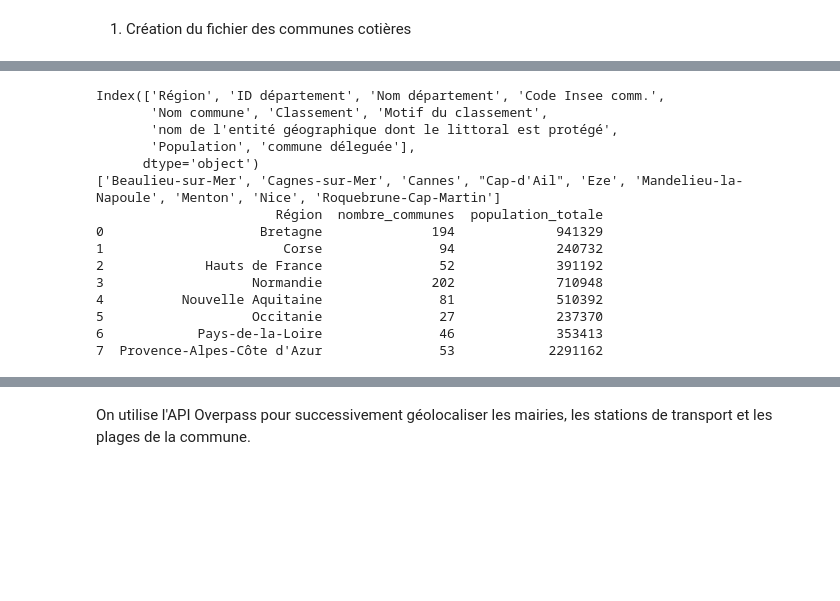
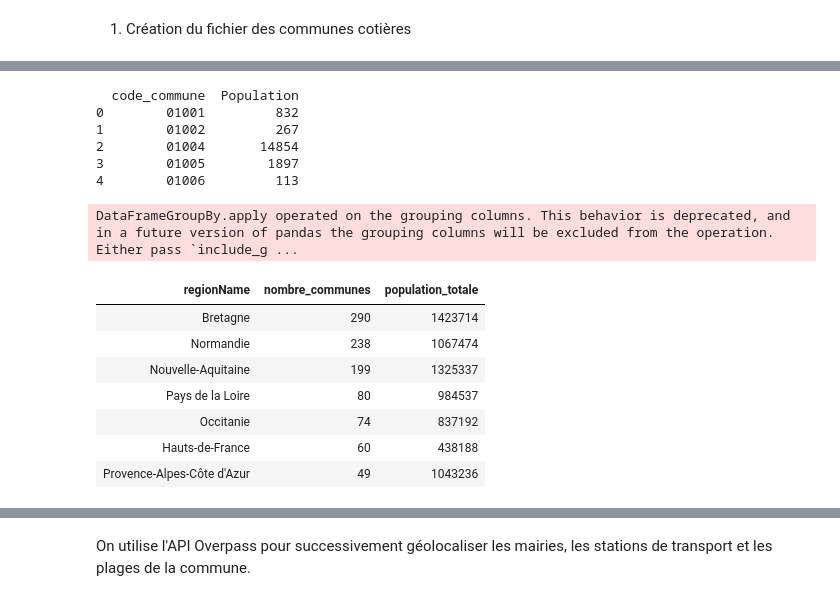
Before and after one commit to fjacquetin/projet_python, a Jupyter notebook: 0. préparation.ipynb, the cells around one changed output, grey strips where cells are left out. Saved outputs shown, nothing was run; the diff lists cells and outputs as text; code cells hidden in the pictures; blank space fills up the shorter version.

```diff
--- a/0. préparation.ipynb
+++ b/0. préparation.ipynb
@@ -50,37 +100,57 @@ ConnectionError: HTTPSConnectionPool(host='comersis.com', port=443): Max retries
+# %%
+url = "https://www.insee.fr/fr/statistiques/fichier/7739582/ensemble.zip"
+zip_path = "ensemble.zip"
+extracted_folder = "ensemble"
+
+# Télécharger le fichier ZIP
+response = requests.get(url)
+with open(zip_path, 'wb') as file:
+    file.write(response.content)
+
+# Dézipper le fichier ZIP
+with zipfile.ZipFile(zip_path, 'r') as zip_ref:
+    zip_ref.extractall(extracted_folder)
+
+# Charger le fichier CSV dans un DataFrame
+csv_path = os.path.join(extracted_folder, "donnees_communes.csv")
+df_pop = pd.read_csv(csv_path,sep=";",encoding="utf8")
+
+os.remove("ensemble.zip")
+
+df_pop = df_pop[['COM',"PMUN"]].rename(columns={'COM':'code_commune',
+                                                'PMUN':'Population'})
+
+# Afficher les premières lignes du DataFrame
+print(df_pop.head())
+
+df_cotieres = df_cotieres.merge(df_pop,left_on='code_commune',right_on='code_commune')
+# %% [output]
+  code_commune  Population
+0        01001         832
+1        01002         267
+2        01004       14854
+3        01005        1897
+4        01006         113
 # %%
-# Filtrer sur le Motif du classement
-df_cotieres = df_cotieres[df_cotieres['Motif du classement'] == "Commune riveraine de la mer ou d'un océan"]
-# df_cotieres = df_cotieres[df_cotieres['Population'] > 500]
-
-print(df_cotieres.columns)
-liste_cotieres = df_cotieres['Nom commune'].unique().tolist()
-print(liste_cotieres[1:10])
-# Statistiques par "Région" pour les communes filtrées
-stats_region_filtered = df_cotieres.groupby('Région').apply(
+stats_region_filtered = df_cotieres.groupby('regionName').apply(
     lambda x: pd.Series({
         'nombre_communes': x['Nom commune'].nunique(),
-        'population_totale': x['Population'].sum()
+        'population_totale': x['Population'].sum()  # Décommente si la colonne 'Population' existe
     })
 ).reset_index()
 
 # Afficher les résultats
-tableau_communes = stats_region_filtered.fillna("").style.hide(axis="index")
+tableau_communes = stats_region_filtered.sort_values(by='nombre_communes', ascending=False).fillna("").style.hide(axis="index")
 
 # Afficher le tableau sans NaN et sans index
 tableau_communes
 # %% [output]
-Index(['Région', 'ID département', 'Nom département', 'Code Insee comm.',
-       'Nom commune', 'Classement', 'Motif du classement',
-       'nom de l'entité géographique dont le littoral est protégé',
-       'Population', 'commune déleguée'],
-      dtype='object')
-['Beaulieu-sur-Mer', 'Cagnes-sur-Mer', 'Cannes', "Cap-d'Ail", 'Eze', 'Mandelieu-la-Napoule', 'Menton', 'Nice', 'Roquebrune-Cap-Martin']
-                       Région  nombre_communes  population_totale
-0                    Bretagne              194             941329
-1                       Corse               94             240732
-2             Hauts de France               52             391192
-3                   Normandie              202             710948
-4          Nouvelle Aquitaine               81             510392
-5                   Occitanie               27             237370
-6            Pays-de-la-Loire               46             353413
-7  Provence-Alpes-Côte d'Azur               53            2291162
+DataFrameGroupBy.apply operated on the grouping columns. This behavior is deprecated, and in a future version of pandas the grouping columns will be excluded from the operation. Either pass `include_g ...
+| regionName | nombre_communes | population_totale |
+| Bretagne | 290 | 1423714 |
+| Normandie | 238 | 1067474 |
+| Nouvelle-Aquitaine | 199 | 1325337 |
+| Pays de la Loire | 80 | 984537 |
+| Occitanie | 74 | 837192 |
+| Hauts-de-France | 60 | 438188 |
+| Provence-Alpes-Côte d'Azur | 49 | 1043236 |
```
Also changed, not shown: parts of 12 cells of this notebook, 1 other file.
